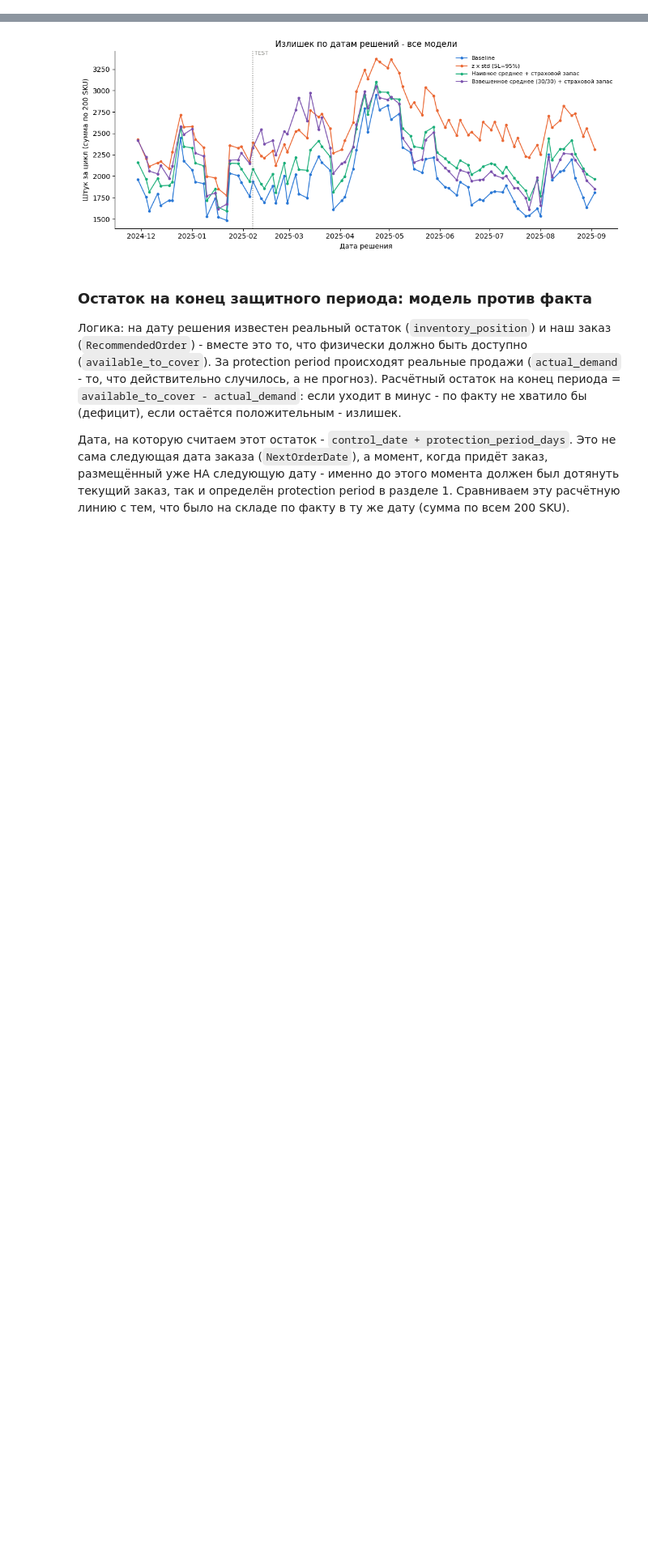
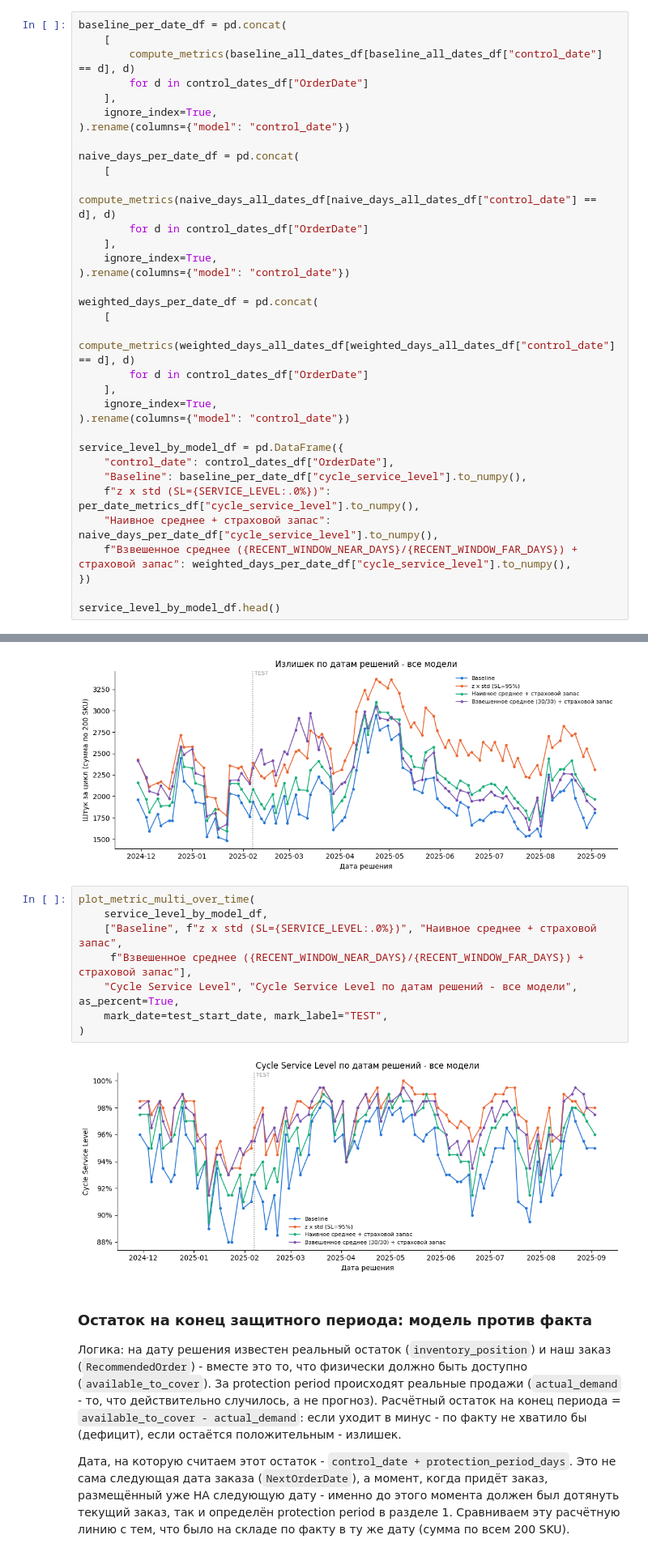
Before and after one commit to Viktor-VK/reorder-model, a Jupyter notebook: notebooks/reorder_model.ipynb, the cells around one changed output, grey strips where cells are left out. Shown at 81% size. Cells and saved outputs as stored; diff of their text form; blank space fills up the shorter version.

```diff
--- a/notebooks/reorder_model.ipynb
+++ b/notebooks/reorder_model.ipynb
@@ -1684,0 +1689,34 @@ excess_by_model_df.head()
+# %%
+baseline_per_date_df = pd.concat(
+    [
+        compute_metrics(baseline_all_dates_df[baseline_all_dates_df["control_date"] == d], d)
+        for d in control_dates_df["OrderDate"]
+    ],
+    ignore_index=True,
+).rename(columns={"model": "control_date"})
+
+naive_days_per_date_df = pd.concat(
+    [
+        compute_metrics(naive_days_all_dates_df[naive_days_all_dates_df["control_date"] == d], d)
+        for d in control_dates_df["OrderDate"]
+    ],
+    ignore_index=True,
+).rename(columns={"model": "control_date"})
+
+weighted_days_per_date_df = pd.concat(
+    [
+        compute_metrics(weighted_days_all_dates_df[weighted_days_all_dates_df["control_date"] == d], d)
+        for d in control_dates_df["OrderDate"]
+    ],
+    ignore_index=True,
+).rename(columns={"model": "control_date"})
+
+service_level_by_model_df = pd.DataFrame({
+    "control_date": control_dates_df["OrderDate"],
+    "Baseline": baseline_per_date_df["cycle_service_level"].to_numpy(),
+    f"z x std (SL={SERVICE_LEVEL:.0%})": per_date_metrics_df["cycle_service_level"].to_numpy(),
+    "Наивное среднее + страховой запас": naive_days_per_date_df["cycle_service_level"].to_numpy(),
+    f"Взвешенное среднее ({RECENT_WINDOW_NEAR_DAYS}/{RECENT_WINDOW_FAR_DAYS}) + страховой запас": weighted_days_per_date_df["cycle_service_level"].to_numpy(),
+})
+
+service_level_by_model_df.head()
@@ -1729,6 +1774,16 @@ plot_metric_multi_over_time(
 [figure]
 [figure]
 [figure]
+# %%
+plot_metric_multi_over_time(
+    service_level_by_model_df,
+    ["Baseline", f"z x std (SL={SERVICE_LEVEL:.0%})", "Наивное среднее + страховой запас",
+     f"Взвешенное среднее ({RECENT_WINDOW_NEAR_DAYS}/{RECENT_WINDOW_FAR_DAYS}) + страховой запас"],
+    "Cycle Service Level", "Cycle Service Level по датам решений - все модели", as_percent=True,
+    mark_date=test_start_date, mark_label="TEST",
+)
+# %% [output]
+[figure, added]
 # %% [markdown]
 ### Остаток на конец защитного периода: модель против факта
 
```
Also changed, not shown: parts of 2 cells of this notebook, 1 other file.
